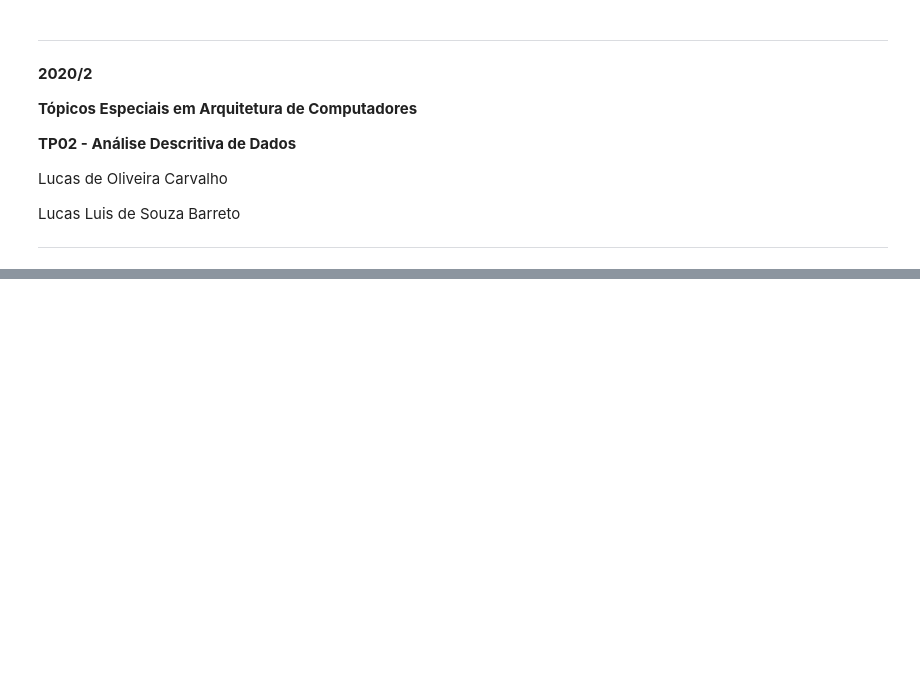
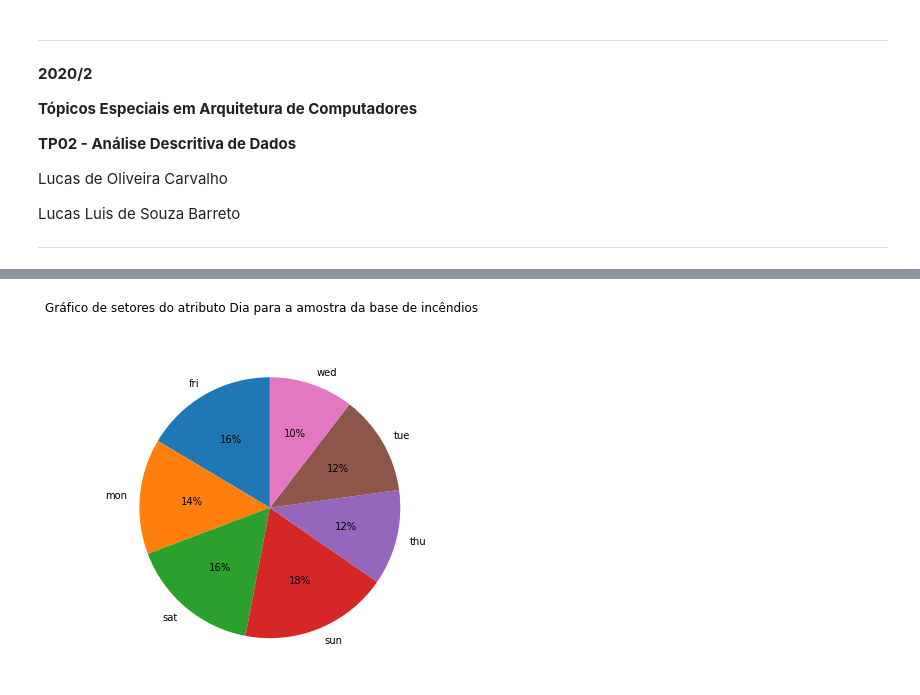
Before and after one commit to ldocarvalho/Analise-Descritiva-Fires, a Jupyter notebook: TP2_AnaliseDescritiva.ipynb, the cells around one changed output, grey strips where cells are left out. Cells and saved outputs as stored; diff of their text form; code cells hidden in the pictures; blank space fills up the shorter version.

```diff
--- a/TP2_AnaliseDescritiva.ipynb
+++ b/TP2_AnaliseDescritiva.ipynb
@@ -48,0 +281,7 @@ dfFires
+# %%
+plt.figure(figsize=(9, 6))
+plt.pie(x=dfDistFreqDay['Frequência Relativa'], labels=classesDay, autopct='%.0f%%',startangle=90)
+plt.suptitle("Gráfico de setores do atributo Dia para a amostra da base de incêndios")
+plt.show()
+# %% [output]
+[figure, added]
```
Also changed, not shown: parts of 97 cells of this notebook.
